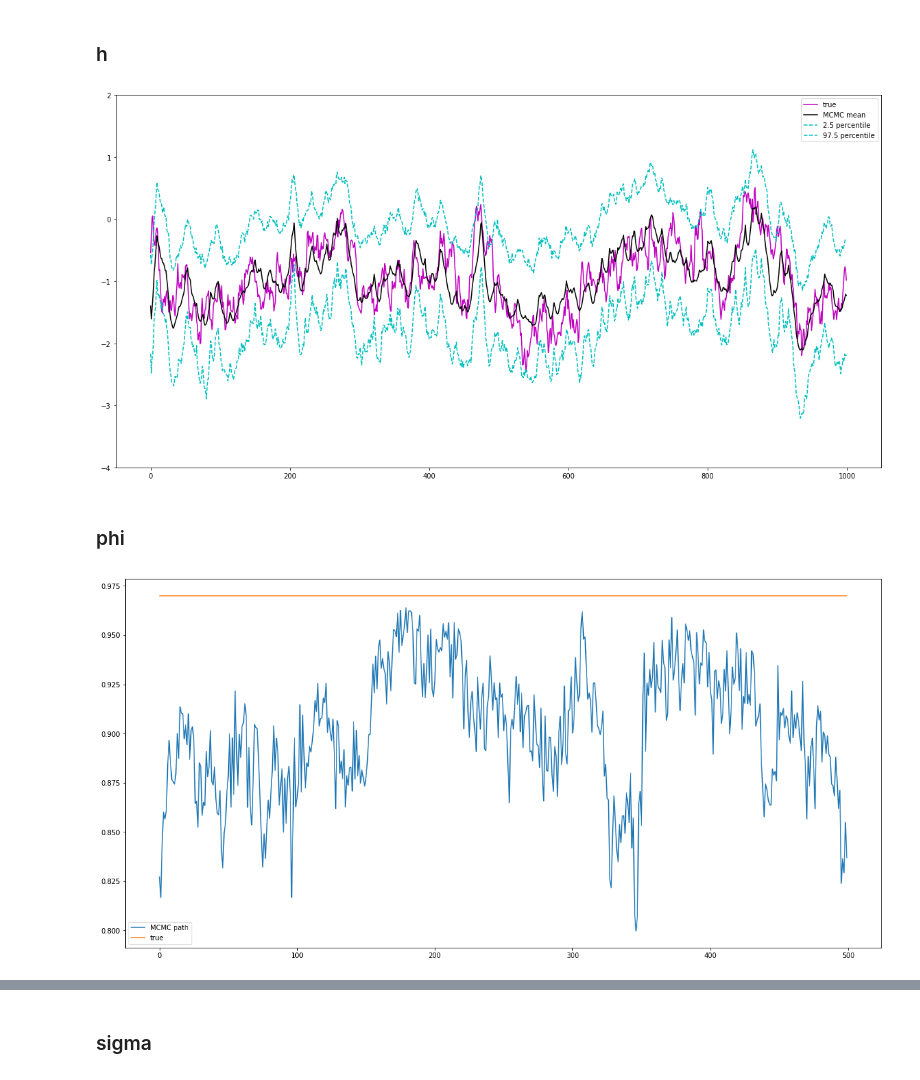
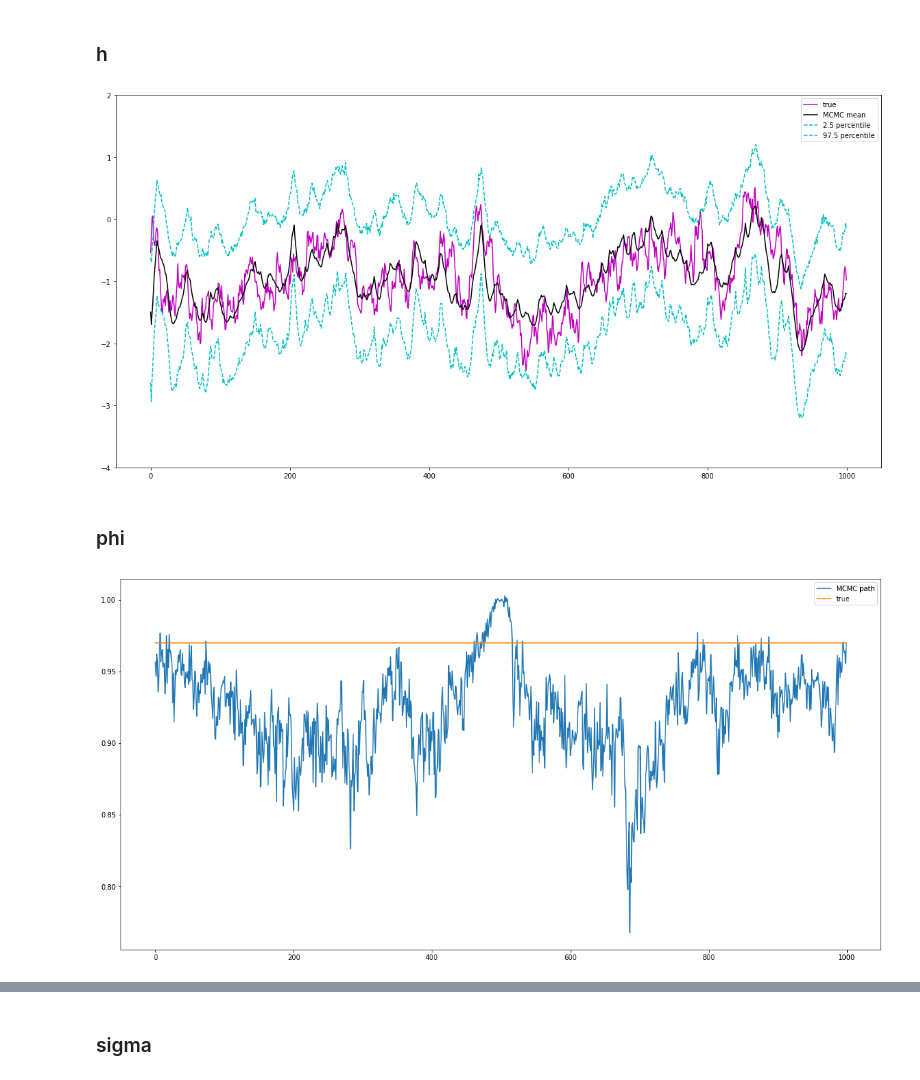
Before and after one commit to keiikegami/BayesHW9-10, a Jupyter notebook: HW10.ipynb, the cells around one changed output, grey strips where cells are left out. Saved outputs shown, nothing was run; the diff lists cells and outputs as text; code cells hidden in the pictures.

```diff
--- a/HW10.ipynb
+++ b/HW10.ipynb
@@ -71,8 +71,8 @@ dCm = 1
 dmp = 0.9
 dCp = 0.1
 ## sigma
-da0 = 0.1
-db0 = 0.1
+da0 = 5/2
+db0 = 0.01
 
 # mixture setup
 nK = 10
@@ -157,26 +157,26 @@ for i in range(nsim):
 # %%
 df = pd.read_csv("sv_truevol10.csv")
 truevol = df.values[0][1:]
-nburn = 500
+nburn = 1000
 
 result = np.zeros(nT)
 lquant = np.zeros(nT)
 uquant = np.zeros(nT)
 for t in range(nT):
     result[t] = np.mean(mh[nburn:, t])
     lquant[t] = np.percentile(mh[nburn:, t], 2.5)
     uquant[t] = np.percentile(mh[nburn:, t], 97.5)
 
 plt.figure(figsize=(20, 10))
 plt.plot(truevol, 'm' , label = 'true')
 plt.plot(result, 'k', label = 'MCMC mean')
 plt.plot(lquant, 'c--', label = '2.5 percentile')
 plt.plot(uquant, 'c--', label = '97.5 percentile')
 plt.ylim(-4, 2)
 plt.legend()
 plt.show()
 # %% [output]
-[figure, old version]
+[figure, new version]
 # %% [markdown]
 ### phi
 # %%
@@ -187,6 +187,6 @@ plt.plot(truephi, label = 'true')
 plt.legend()
 plt.show()
 # %% [output]
-[figure, old version]
+[figure, new version]
 # %%
 plt.figure(figsize=(20, 10))
```
Also changed, not shown: parts of 15 cells of this notebook.
